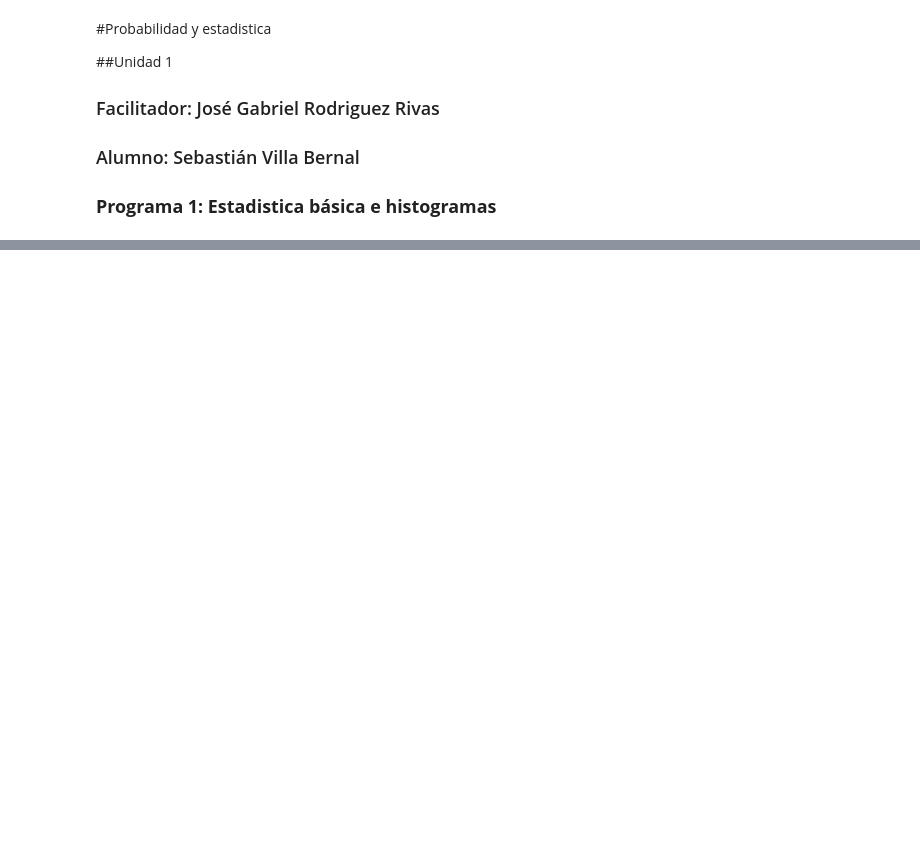
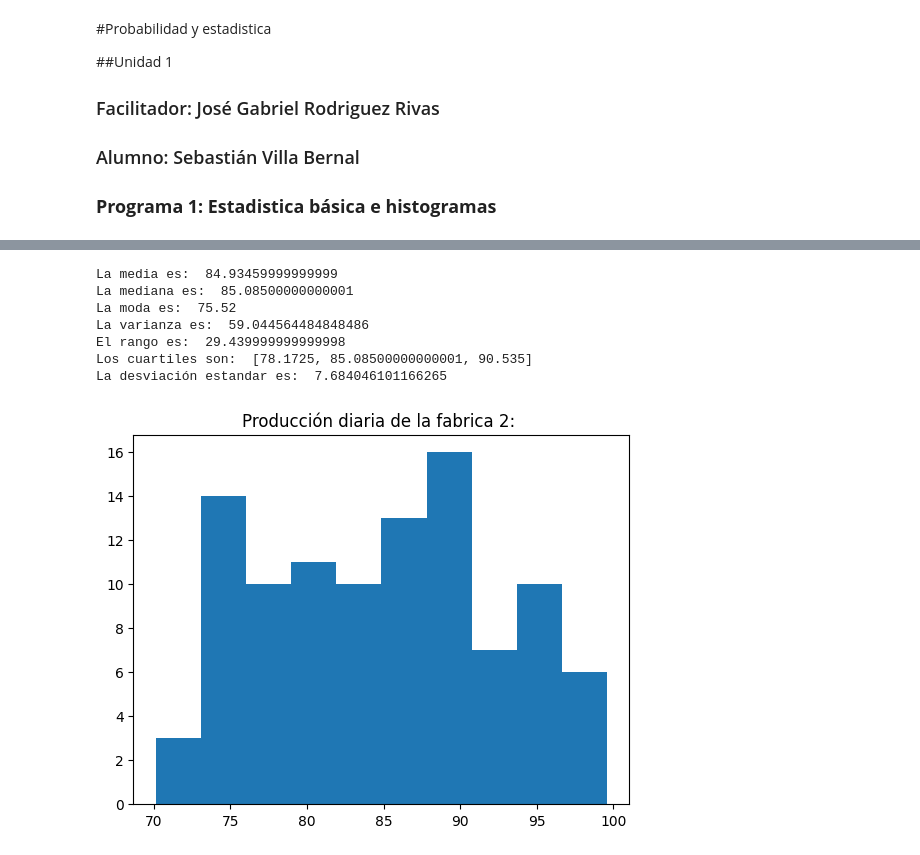
Before and after one commit to KlGamers/Probabilidad-y-Estadistica, a Jupyter notebook: U1/U1_P1.ipynb, the cells around one changed output, grey strips where cells are left out. Cells and saved outputs as stored; diff of their text form; code cells hidden in the pictures; blank space fills up the shorter version.

```diff
--- a/U1/U1_P1.ipynb
+++ b/U1/U1_P1.ipynb
@@ -23,0 +108,28 @@ La media de la lista del grupo es: 83.27272727272727
+# %%
+import matplotlib.pyplot as plt
+
+plt.hist(f2)
+plt.title("Producción diaria de la fabrica 2: ")
+
+print("La media es: ", sum(f2)/len(f2))
+
+print("La mediana es: ", median(f2))
+
+print("La moda es: ", mode(f2))
+
+print("La varianza es: ", variance(f2))
+
+print("El rango es: ", max(f2) - min(f2))
+
+print("Los cuartiles son: ", quantiles(f2, n=4))
+
+print("La desviación estandar es: ", stdev(f2))
+# %% [output]
+La media es:  84.93459999999999
+La mediana es:  85.08500000000001
+La moda es:  75.52
+La varianza es:  59.044564484848486
+El rango es:  29.439999999999998
+Los cuartiles son:  [78.1725, 85.08500000000001, 90.535]
+La desviación estandar es:  7.684046101166265
+[figure, added]
```
Also changed, not shown: parts of 6 cells of this notebook.
